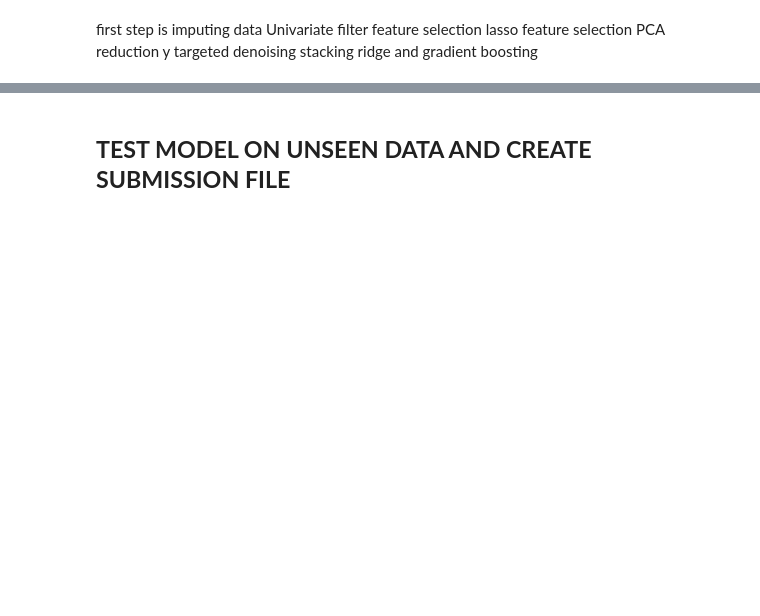
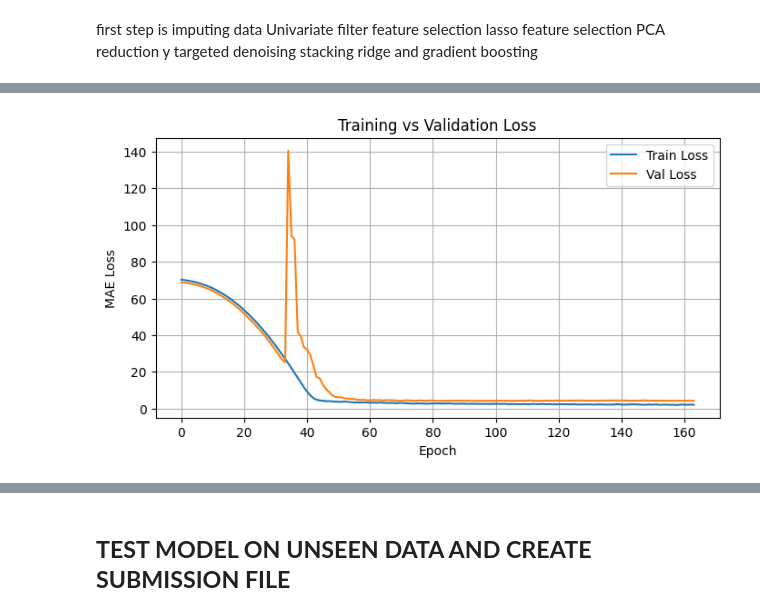
Before and after one commit to lambione/ML_PROJECTS_ETH, a Jupyter notebook: PROJECT_1/mri_detection.ipynb, the cells around one changed output, grey strips where cells are left out. Drawn from its saved outputs; the diff is of its cells as text; code cells hidden in the pictures; blank space fills up the shorter version.

```diff
--- a/PROJECT_1/mri_detection.ipynb
+++ b/PROJECT_1/mri_detection.ipynb
@@ -914,0 +1019,84 @@ Test  R²: 0.5356006979251298
+# %%
+import tensorflow as tf
+from tensorflow.keras import layers, models, regularizers, callbacks, optimizers
+from sklearn.model_selection import train_test_split
+from sklearn.preprocessing import StandardScaler
+from sklearn.metrics import r2_score, mean_absolute_error, mean_squared_error
+import pandas as pd
+import numpy as np
+import matplotlib.pyplot as plt
+
+
+def train_neural_network(X_train,y_train,X_test,y_test,random_state=42, verbose=1):
+
+    model = models.Sequential([
+        layers.Input(shape=(X_train.shape[1],)),
+
+        layers.Dense(1024, activation='relu', kernel_regularizer=regularizers.l2(1e-4)),
+        layers.BatchNormalization(),
+        layers.Dropout(0.5),
+        layers.GaussianNoise(0.01),
+
+        layers.Dense(512, activation='relu', kernel_regularizer=regularizers.l2(1e-4)),
+        layers.BatchNormalization(),
+        layers.Dropout(0.4),
+
+        layers.Dense(256, activation='relu', kernel_regularizer=regularizers.l2(1e-4)),
+        layers.BatchNormalization(),
+        layers.Dropout(0.3),
+
+        layers.Dense(128, activation='relu', kernel_regularizer=regularizers.l2(1e-4)),
+        layers.BatchNormalization(),
+        layers.Dropout(0.2),
+
+        layers.Dense(64, activation='relu', kernel_regularizer=regularizers.l2(1e-4)),
+        layers.BatchNormalization(),
+
+        layers.Dense(1, activation='linear')
+    ])
+
+    model.compile(
+        optimizer=optimizers.Adam(learning_rate=1e-3),
+        loss='mae',
+        metrics=['mse']
+    )
+
+    es = callbacks.EarlyStopping(monitor='val_loss', patience=70, restore_best_weights=True)
+    lr = callbacks.ReduceLROnPlateau(monitor='val_loss', factor=0.5, patience=60, min_lr=1e-6)
+
+    history = model.fit(
+        X_train, y_train,
+        validation_data=(X_test, y_test),
+        epochs=700,
+        batch_size=64,
+        callbacks=[es, lr],
+        verbose=verbose
+    )
+
+    y_pred = model.predict(X_test).flatten()
+    r2 = r2_score(y_test, y_pred)
+    mae = mean_absolute_error(y_test, y_pred)
+    rmse = np.sqrt(mean_squared_error(y_test, y_pred))
+
+    print(f"\nPerformance on Test Data:")
+    print(f"R² Score: {r2:.4f}")
+    print(f"MAE: {mae:.4f}")
+    print(f"RMSE: {rmse:.4f}")
+
+    history_df = pd.DataFrame(history.history)
+    plt.figure(figsize=(8, 4))
+    plt.plot(history_df['loss'], label='Train Loss')
+    plt.plot(history_df['val_loss'], label='Val Loss')
+    plt.xlabel('Epoch')
+    plt.ylabel('MAE Loss')
+    plt.legend()
+    plt.title('Training vs Validation Loss')
+    plt.grid(True)
+    plt.show()
+
+    return model, history_df
+
+X_pca, imputer_knn, scaler_final,selector_corr,pca, X_lasso,mask = scaled_and_selected_data(X_clean,y_clean)
+X_train, X_test, y_train, y_test = train_test_split(X_pca, y_clean, test_size=0.2, random_state=42)
+neural,_ = train_neural_network(X_train,y_train,X_test,y_test)
+# %% [output]
@@ -914,0 +1120 @@ Test  R²: 0.5356006979251298
+[figure, added]
```
Also changed, not shown: parts of 40 cells of this notebook.
